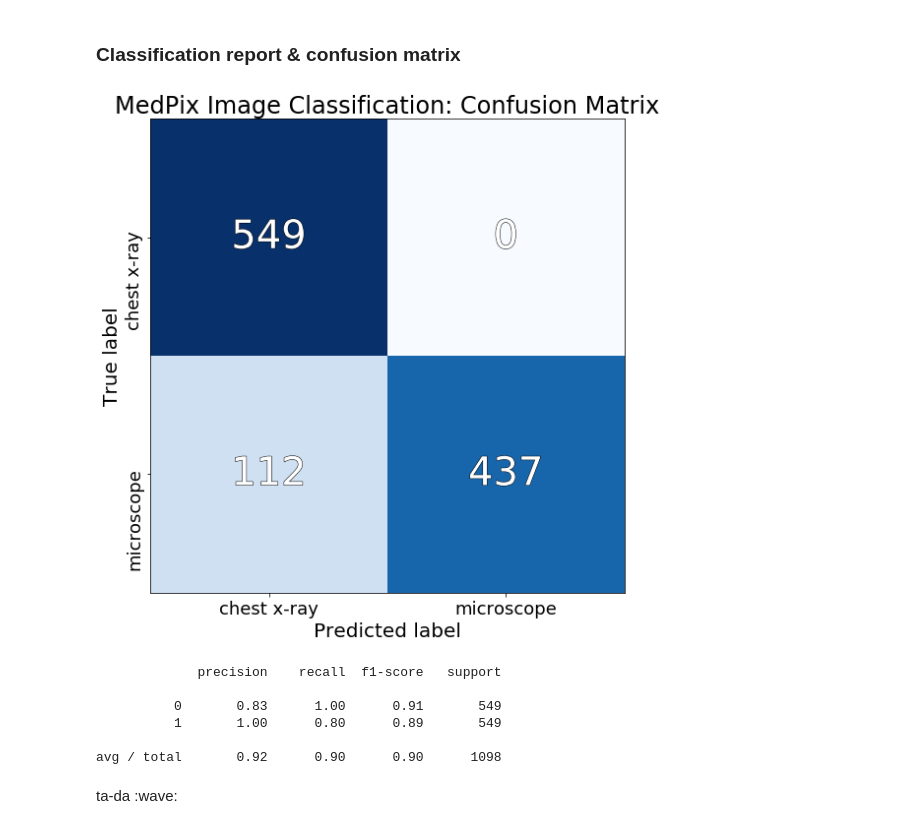
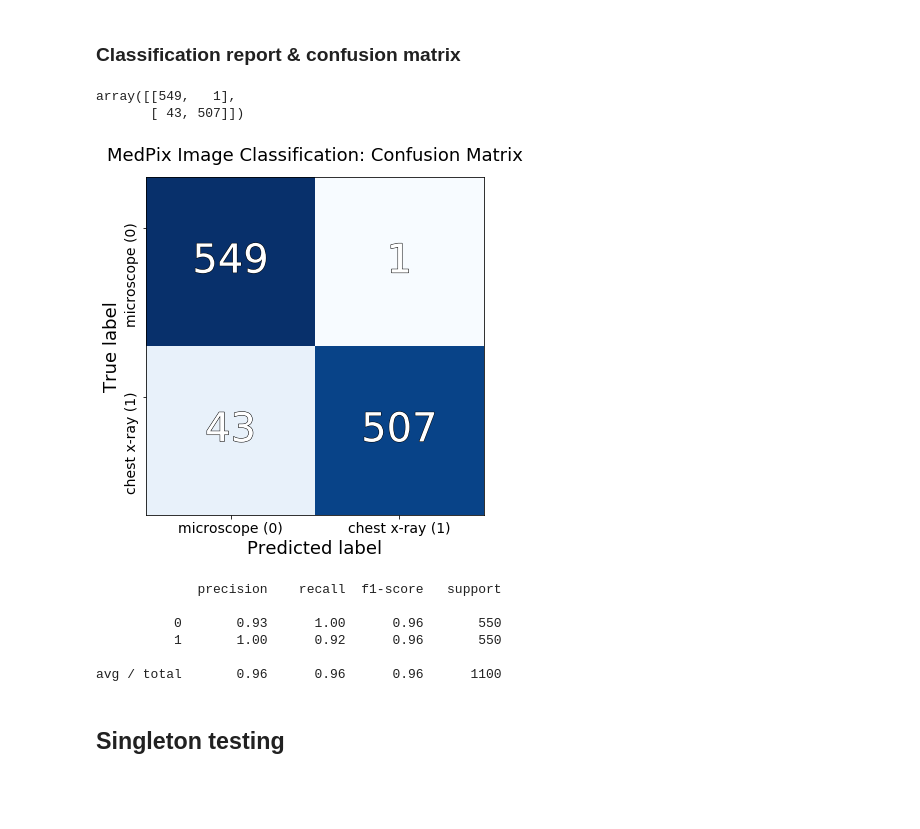
Before and after one commit to forzavitale/MedPix_convnet, a Jupyter notebook: 02_cnn_classification.ipynb, the cells around one changed output. Drawn from its saved outputs; the diff is of its cells as text; code cells hidden in the pictures; blank space fills up the shorter version.

Commit message:
updated notebooks for presentation.  viz added.  mosaic under construction.

```diff
--- a/02_cnn_classification.ipynb
+++ b/02_cnn_classification.ipynb
@@ -26,13 +34,15 @@ Using TensorFlow backend.
 # %%
+## start construction of sequential model (layers follow each other)
 classifier = Sequential()
 
+## set up
 classifier.add(Conv2D(32, (3, 3), input_shape = (64, 64, 3)))
 classifier.add(Activation('relu'))
 classifier.add(MaxPooling2D(pool_size = (2, 2)))
 classifier.add(Flatten())
 classifier.add(Dense(units = 64))
 classifier.add(Activation('relu'))
-classifier.add(Dropout(0.5))
+classifier.add(Dropout(0.3))
 classifier.add(Dense(1))
 classifier.add(Activation('sigmoid'))
 
@@ -73,9 +83,9 @@ batch_size = 15
 
 classifier.fit_generator(
     train_generator,
-    steps_per_epoch = 7902 // batch_size,
+    steps_per_epoch = 8000 // batch_size,
     epochs = 25,
     validation_data = test_generator,
-    validation_steps = 2196 // batch_size)
+    validation_steps = 2000 // batch_size)
 # %% [output]
 Epoch 1/25
@@ -99,7 +109,8 @@ Epoch 25/25
 # %% [markdown]
 ### Validate
 # %%
-validation_df = pd.DataFrame(columns = ['y_actual', 'y_pred'])
+validation_df = pd.DataFrame(columns = ['y_test', 'y_pred'])
+valid_path = []
 for which in ['micro', 'chest']:
     y_pred = []
     y_actual = []
@@ -124,7 +135,12 @@ for which in ['micro', 'chest']:
             else:
                 y_pred.append(0)     ## false negative
                 y_actual.append(1)
-    ys = pd.DataFrame(list(zip(y_actual, y_pred)), columns = ['y_actual', 'y_pred'])
-    validation_df = pd.concat([validation_df, ys], axis = 0)
+        valid_path.append(filepath)
+    ys = pd.DataFrame(list(zip(y_actual, y_pred)), columns = ['y_test', 'y_pred'])
+    validation_df = pd.concat([validation_df, ys], axis = 0).reset_index(drop = True)
 
 validation_df = validation_df.applymap(lambda x: int(x))
+validation_df = pd.concat([pd.DataFrame(valid_path, index = range(len(valid_path))),
+                           validation_df], axis = 1)
+validation_df.columns = ['path', 'y_test', 'y_pred']
+validation_df.head()
@@ -135 +219,10 @@ cm = confusion_matrix(validation_df['y_actual'].values, validation_df['y_pred'].
+# %%
+y_test = validation_df['y_test']
+y_pred = validation_df['y_pred']
+
+confmat = confusion_matrix(y_test, y_pred)
+confmat
+# %% [output]
+array([[549,   1],
+       [ 43, 507]])
 # %%
@@ -163,19 +262,19 @@ def plot_confusion_matrix(cm, title='Confusion matrix', labels=['Positive','Nega
     return
 # %%
 plot_confusion_matrix(
-    cm,
+    confmat,
     title = 'MedPix Image Classification: Confusion Matrix',
-    labels = ['chest x-ray', 'microscope'])
+    labels = ['microscope (0)', 'chest x-ray (1)'])
 # %% [output]
-[figure, old version]
+[figure, new version]
 # %%
-print(classification_report(validation_df['y_actual'].values, validation_df['y_pred'].values))
+print(classification_report(y_test, y_pred))
 # %% [output]
              precision    recall  f1-score   support
 
-          0       0.83      1.00      0.91       549
-          1       1.00      0.80      0.89       549
+          0       0.93      1.00      0.96       550
+          1       1.00      0.92      0.96       550
 
-avg / total       0.92      0.90      0.90      1098
+avg / total       0.96      0.96      0.96      1100
-# %% [markdown]
-ta-da :wave:
+# %% [markdown]
+## Singleton testing
```
Also changed, not shown: parts of 25 cells of this notebook, 1 other file.
